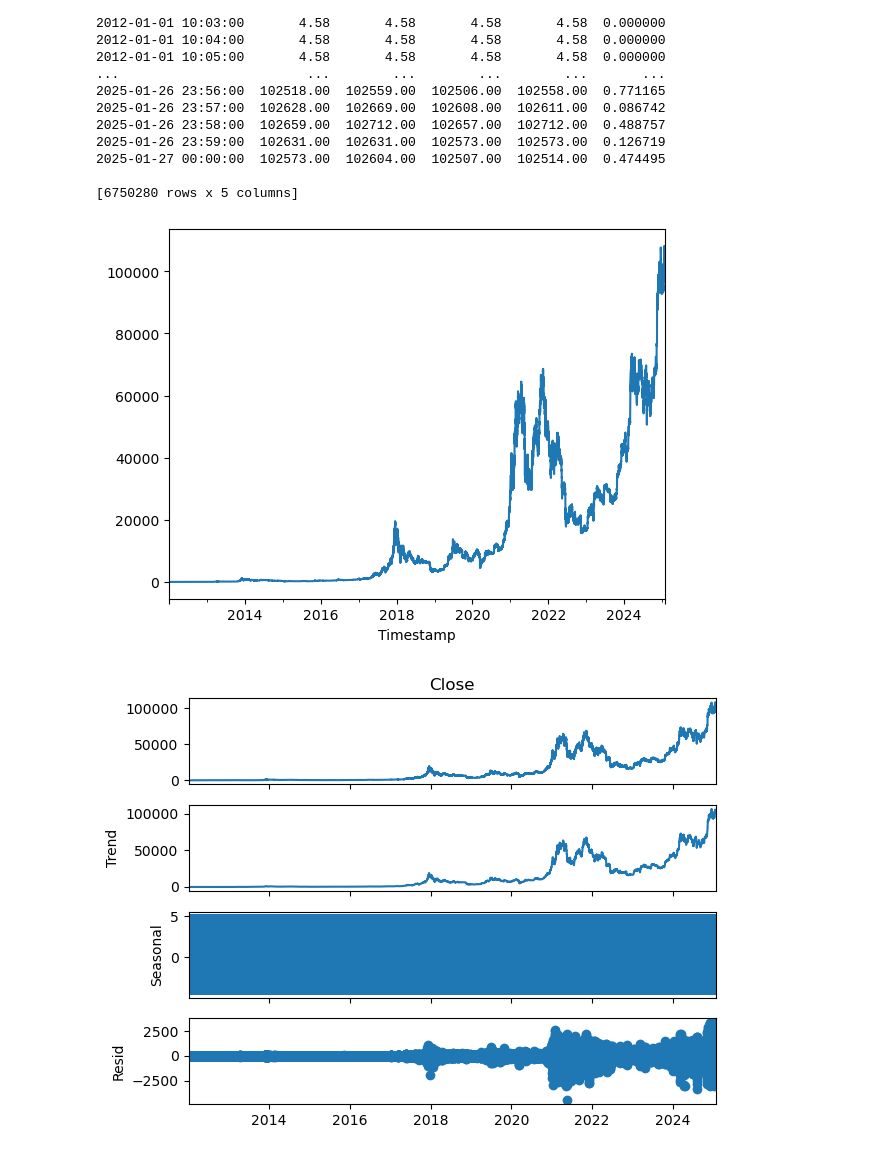
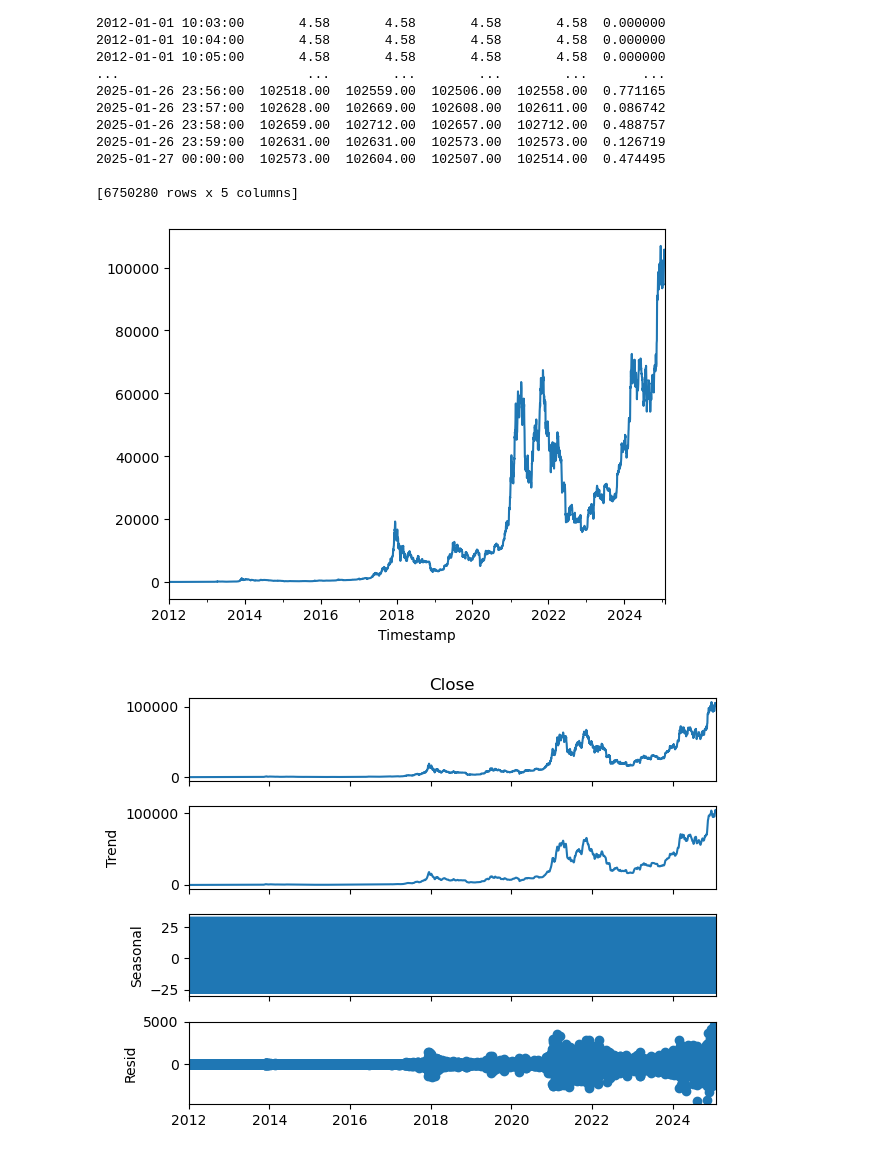
Before and after one commit to german-pf/TFM, a Jupyter notebook: TFM.ipynb, the cells around one changed output. Drawn from its saved outputs; the diff is of its cells as text; code cells hidden in the pictures.

```diff
--- a/TFM.ipynb
+++ b/TFM.ipynb
@@ -100,13 +100,13 @@ Timestamp
 [6750280 rows x 5 columns]
 # %%
 # Calcular la media por hora y rellenar posibles nulos
-data_hour = train['Close'].resample('h').mean().ffill()
+data_hour = train['Close'].resample('d').mean().ffill()
 
 # Visualizamos la serie completa
 data_hour.plot()
 plt.show()
 # %% [output]
-[figure, old version]
+[figure, new version]
 # %%
 from statsmodels.tsa.seasonal import seasonal_decompose
 import matplotlib.pyplot as plt
@@ -119,7 +119,7 @@ resultado.plot()
 plt.tight_layout()
 plt.show()
 # %% [output]
-[figure, old version]
+[figure, new version]
 # %%
 print(data_hour)
 # %% [output]
```
Also changed, not shown: parts of 6 cells of this notebook, 1 other file.
